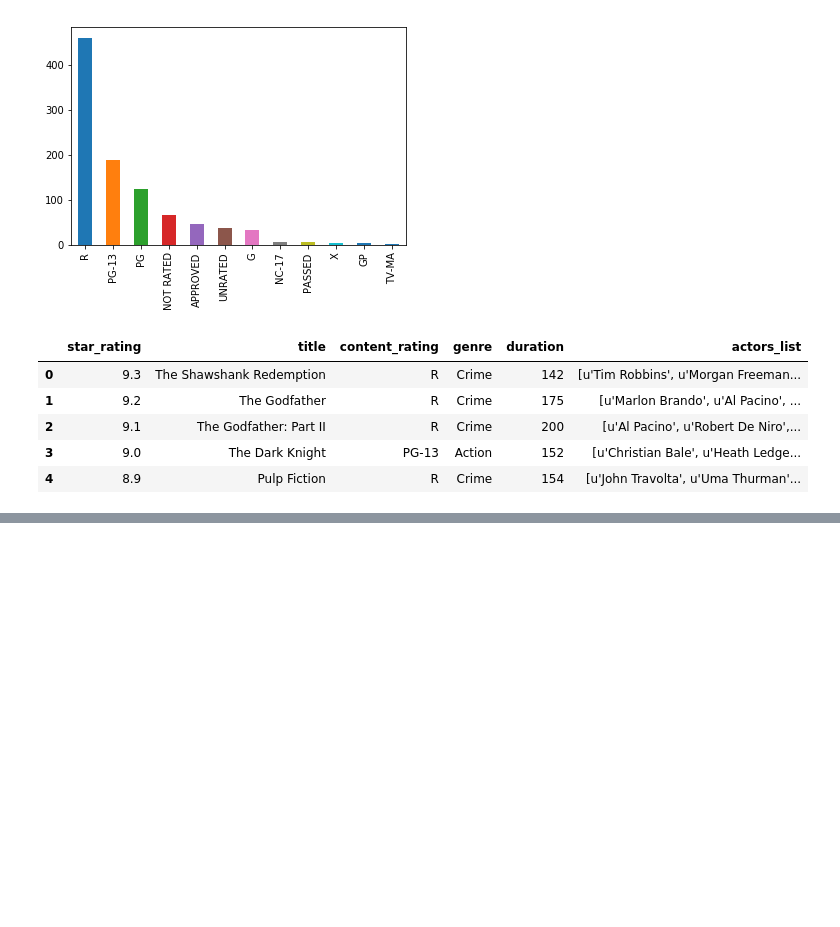
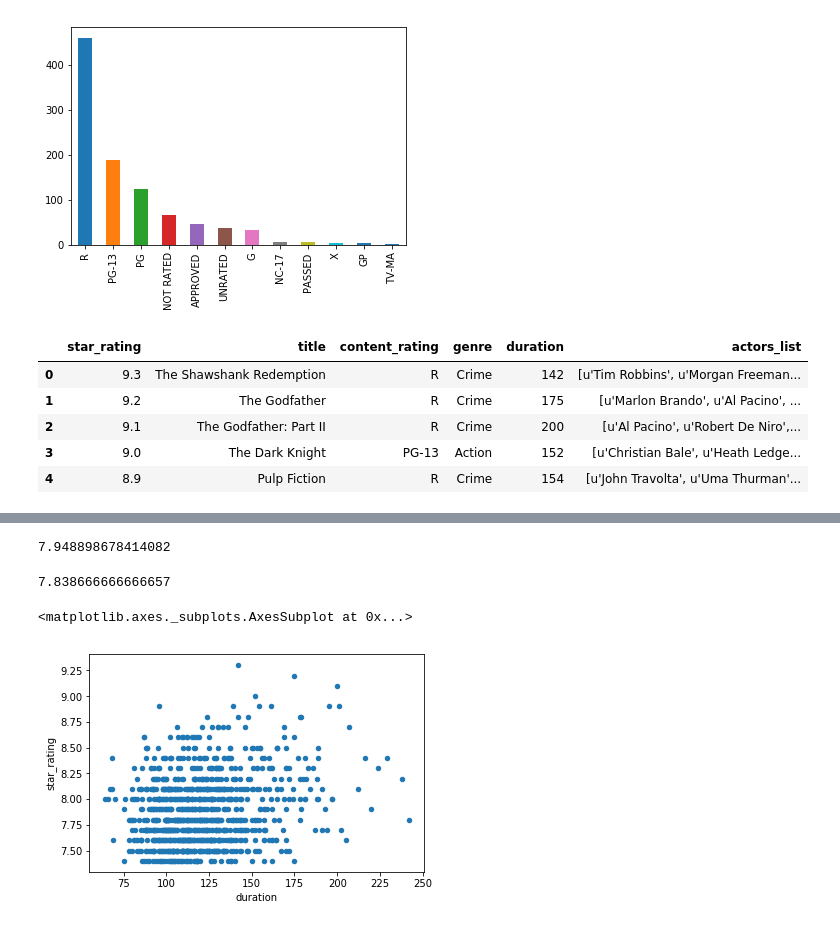
Before and after one commit to aanels/ga_homeworks, a Jupyter notebook: unit-2_project/Untitled.ipynb, the cells around one changed output, grey strips where cells are left out. Drawn from its saved outputs; the diff is of its cells as text; code cells hidden in the pictures; blank space fills up the shorter version.

```diff
--- a/unit-2_project/Untitled.ipynb
+++ b/unit-2_project/Untitled.ipynb
@@ -365,3 +365,5 @@ movies.head()
 | 2 | 9.1 | The Godfather: Part II | R | Crime | 200 | [u'Al Pacino', u'Robert De Niro',... |
 | 3 | 9.0 | The Dark Knight | PG-13 | Action | 152 | [u'Christian Bale', u'Heath Ledge... |
 | 4 | 8.9 | Pulp Fiction | R | Crime | 154 | [u'John Travolta', u'Uma Thurman'... |
+# %%
+movies[movies['content_rating'] == 'NOT RATED' ] = 'UNRATED'
@@ -367,0 +376,7 @@ movies.head()
+# %%
+movies[movies['content_rating'] == 'NOT RATED' ] = 'UNRATED'
+movies[movies['content_rating'] == 'APPROVED' ] = 'UNRATED'
+movies[movies['content_rating'] == 'PASSED' ] = 'UNRATED'
+movies[movies['content_rating'] == 'GP' ] = 'UNRATED'
+movies[movies['content_rating'] == 'X' ] = 'NC-17'
+movies[movies['content_rating'] == 'TV-MA' ] = 'NC-17'
@@ -368 +397,3 @@ movies.head()
+# %%
+movies.loc[lambda df: df.content_rating.isin( ['NOT RATED','APPROVED','PASSED','GP']) , 'content_rating'] = 'UNRATED'
 # %%
@@ -379,0 +422,2 @@ True
+# %%
+movies.loc[lambda df: df.content_rating.isnull(), 'content_rating'] = 'UNRATED'
@@ -379,0 +450,13 @@ True
+# %%
+movies[movies.duration >= 120].star_rating.mean()
+# %% [output]
+7.948898678414082
+# %%
+movies[movies.duration < 120].star_rating.mean()
+# %% [output]
+7.838666666666657
+# %%
+movies.plot(x='duration', y='star_rating', kind='scatter')
+# %% [output]
+<matplotlib.axes._subplots.AxesSubplot at 0x...>
+[figure, added]
```
Also changed, not shown: parts of 11 cells of this notebook, 1 other file.
